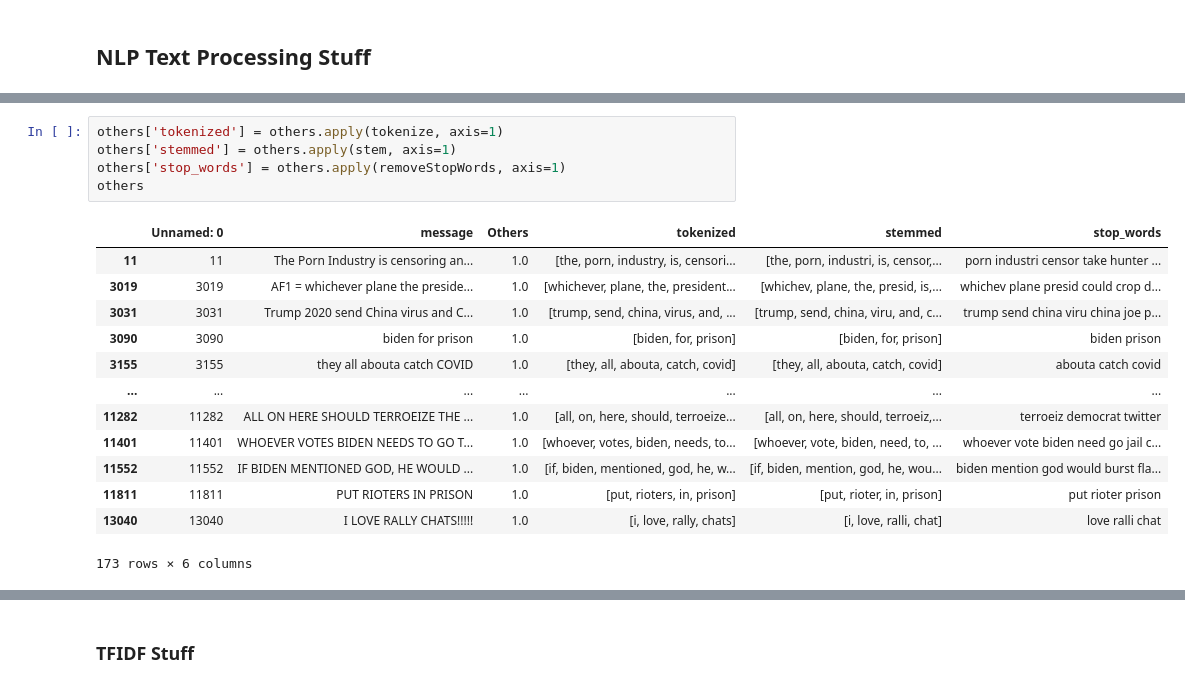
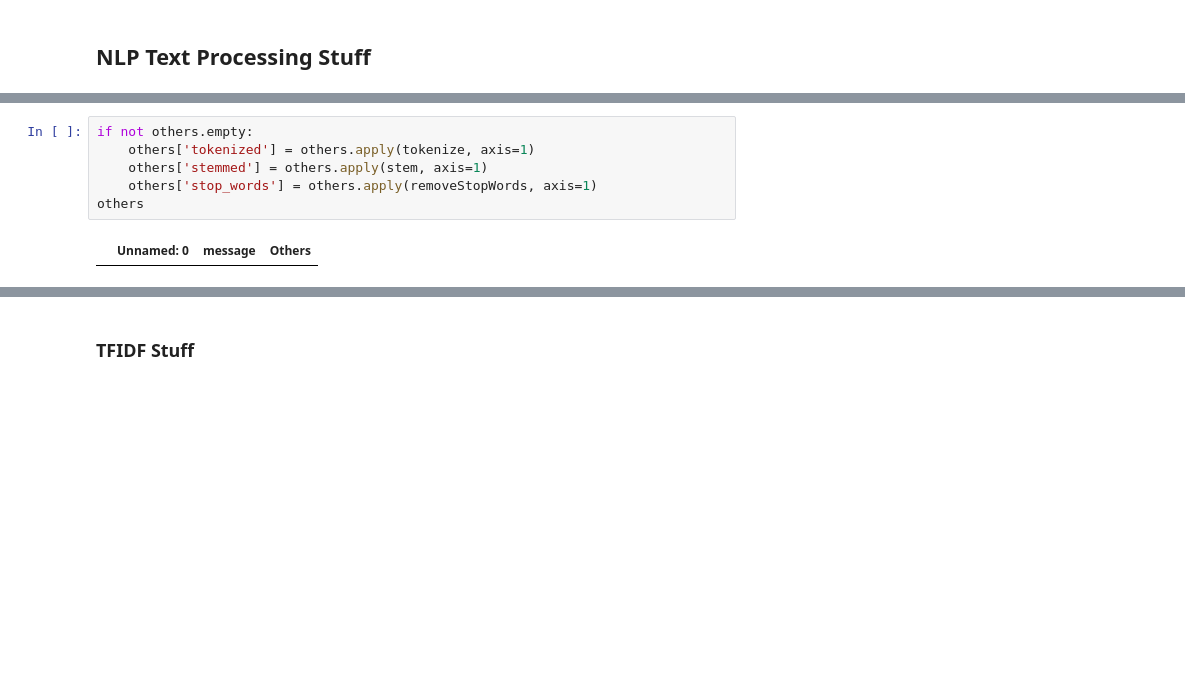
Before and after one commit to feebeef/Twitch-Chat-Log-Toxicity-Analysis, a Jupyter notebook: tfidf_YouTubeX.ipynb, the cells around one changed output, grey strips where cells are left out. Saved outputs shown, nothing was run; the diff lists cells and outputs as text; blank space fills up the shorter version.

```diff
--- a/tfidf_YouTubeX.ipynb
+++ b/tfidf_YouTubeX.ipynb
@@ -367,20 +269,9 @@ trolling
 # %%
-others['tokenized'] = others.apply(tokenize, axis=1)
-others['stemmed'] = others.apply(stem, axis=1)
-others['stop_words'] = others.apply(removeStopWords, axis=1)
+if not others.empty:
+    others['tokenized'] = others.apply(tokenize, axis=1)
+    others['stemmed'] = others.apply(stem, axis=1)
+    others['stop_words'] = others.apply(removeStopWords, axis=1)
 others
 # %% [output]
-|  | Unnamed: 0 | message | Others | tokenized | stemmed | stop_words |
-| 11 | 11 | The Porn Industry is censoring an... | 1.0 | [the, porn, industry, is, censori... | [the, porn, industri, is, censor,... | porn industri censor take hunter ... |
-| 3019 | 3019 | AF1 = whichever plane the preside... | 1.0 | [whichever, plane, the, president... | [whichev, plane, the, presid, is,... | whichev plane presid could crop d... |
-| 3031 | 3031 | Trump 2020 send China virus and C... | 1.0 | [trump, send, china, virus, and, ... | [trump, send, china, viru, and, c... | trump send china viru china joe p... |
-| 3090 | 3090 | biden for prison | 1.0 | [biden, for, prison] | [biden, for, prison] | biden prison |
-| 3155 | 3155 | they all abouta catch COVID | 1.0 | [they, all, abouta, catch, covid] | [they, all, abouta, catch, covid] | abouta catch covid |
-| ... | ... | ... | ... | ... | ... | ... |
-| 11282 | 11282 | ALL ON HERE SHOULD TERROEIZE THE ... | 1.0 | [all, on, here, should, terroeize... | [all, on, here, should, terroeiz,... | terroeiz democrat twitter |
-| 11401 | 11401 | WHOEVER VOTES BIDEN NEEDS TO GO T... | 1.0 | [whoever, votes, biden, needs, to... | [whoever, vote, biden, need, to, ... | whoever vote biden need go jail c... |
-| 11552 | 11552 | IF BIDEN MENTIONED GOD, HE WOULD ... | 1.0 | [if, biden, mentioned, god, he, w... | [if, biden, mention, god, he, wou... | biden mention god would burst fla... |
-| 11811 | 11811 | PUT RIOTERS IN PRISON | 1.0 | [put, rioters, in, prison] | [put, rioter, in, prison] | put rioter prison |
-| 13040 | 13040 | I LOVE RALLY CHATS!!!!! | 1.0 | [i, love, rally, chats] | [i, love, ralli, chat] | love ralli chat |
+|  | Unnamed: 0 | message | Others |
-173 rows × 6 columns
 # %%
```
Also changed, not shown: parts of 42 cells of this notebook, 1 other file.
